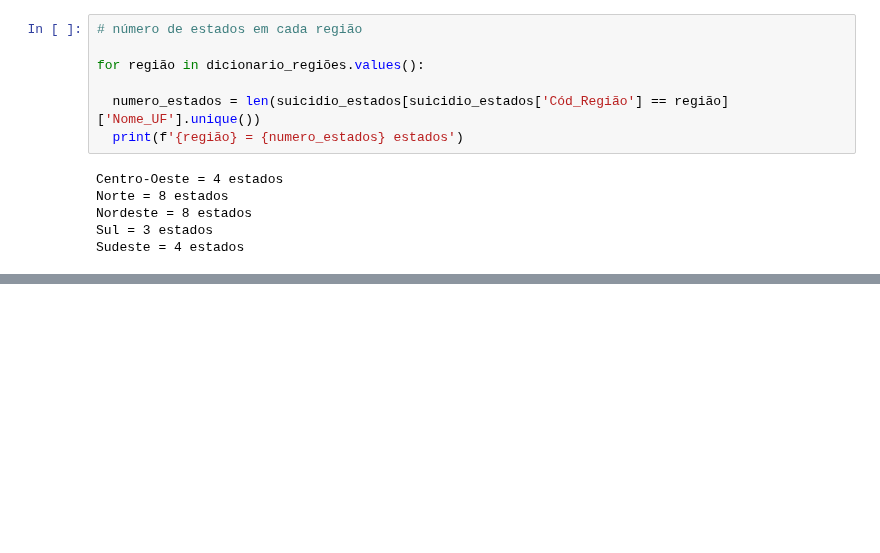
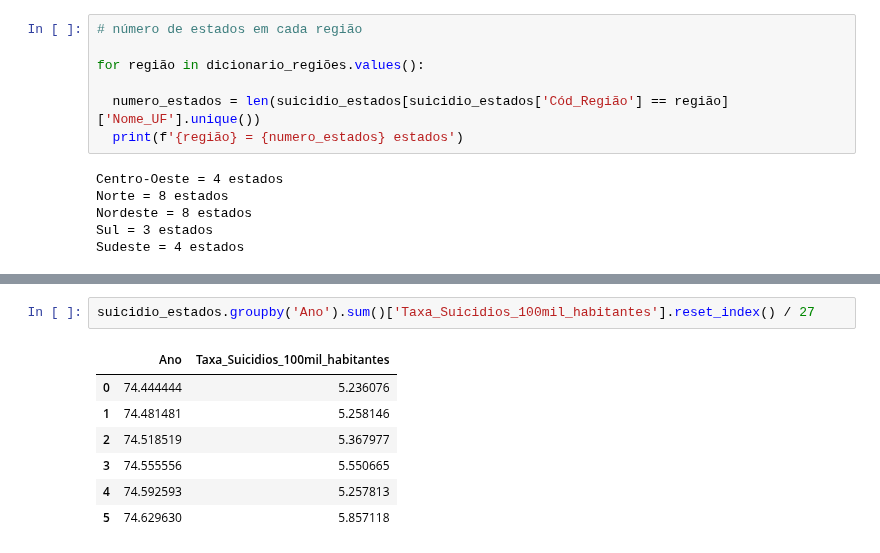
Before and after one commit to Pugianf/Big_Data_and_Public_Sector_I, a Jupyter notebook: Trabalho_Final_Big_Data_e_Setor_Público_I_População,_Demografia_e_Mercado_de_Trabalho.ipynb, the cells around one changed output, grey strips where cells are left out. Saved outputs shown, nothing was run; the diff lists cells and outputs as text; blank space fills up the shorter version.

```diff
--- a/Trabalho_Final_Big_Data_e_Setor_Público_I_População,_Demografia_e_Mercado_de_Trabalho.ipynb
+++ b/Trabalho_Final_Big_Data_e_Setor_Público_I_População,_Demografia_e_Mercado_de_Trabalho.ipynb
@@ -142,0 +149,10 @@ suicidio_estados[suicidio_estados['Ano'] == 2015].groupby('Cód_Região').sum()[
+# %%
+suicidio_estados.groupby('Ano').sum()['Taxa_Suicidios_100mil_habitantes'].reset_index() / 27
+# %% [output]
+|  | Ano | Taxa_Suicidios_100mil_habitantes |
+| 0 | 74.444444 | 5.236076 |
+| 1 | 74.481481 | 5.258146 |
+| 2 | 74.518519 | 5.367977 |
+| 3 | 74.555556 | 5.550665 |
+| 4 | 74.592593 | 5.257813 |
+| 5 | 74.629630 | 5.857118 |
```
Also changed, not shown: parts of 3 cells of this notebook.
